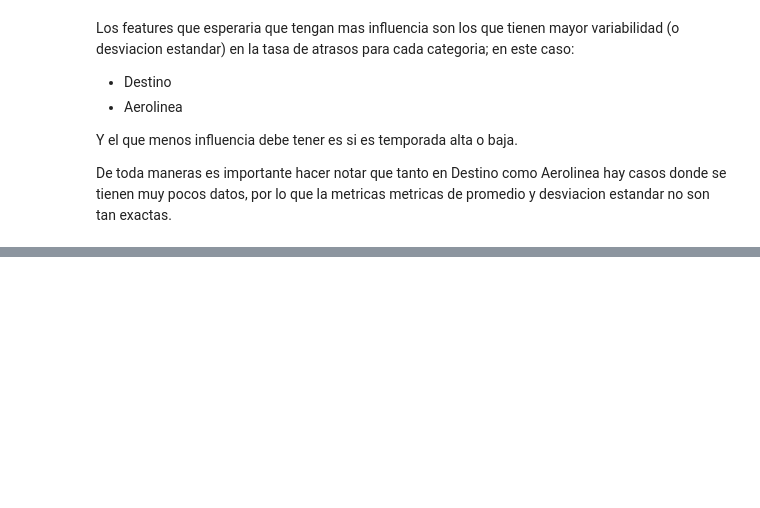
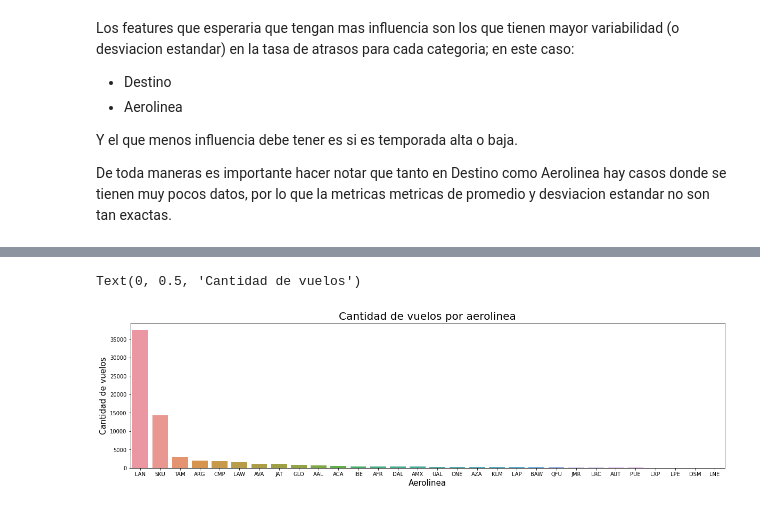
Before and after one commit to bastianfuenza/desafio_latam, a Jupyter notebook: challenge.ipynb, the cells around one changed output, grey strips where cells are left out. Drawn from its saved outputs; the diff is of its cells as text; code cells hidden in the pictures; blank space fills up the shorter version.

```diff
--- a/challenge.ipynb
+++ b/challenge.ipynb
@@ -572,0 +673,10 @@ De toda maneras es importante hacer notar que tanto en Destino como Aerolinea ha
+# %%
+# ordered countplot for Emp-I
+fig, ax = plt.subplots(figsize=(20, 5))
+ax = sns.countplot(x='Emp-I', data=data, ax=ax, order=data['Emp-I'].value_counts().index)
+ax.set_title('Cantidad de vuelos por aerolinea', fontsize=20)
+ax.set_xlabel('Aerolinea', fontsize=15)
+ax.set_ylabel('Cantidad de vuelos', fontsize=15)
+# %% [output]
+Text(0, 0.5, 'Cantidad de vuelos')
+[figure, added]
```
Also changed, not shown: parts of 38 cells of this notebook.
